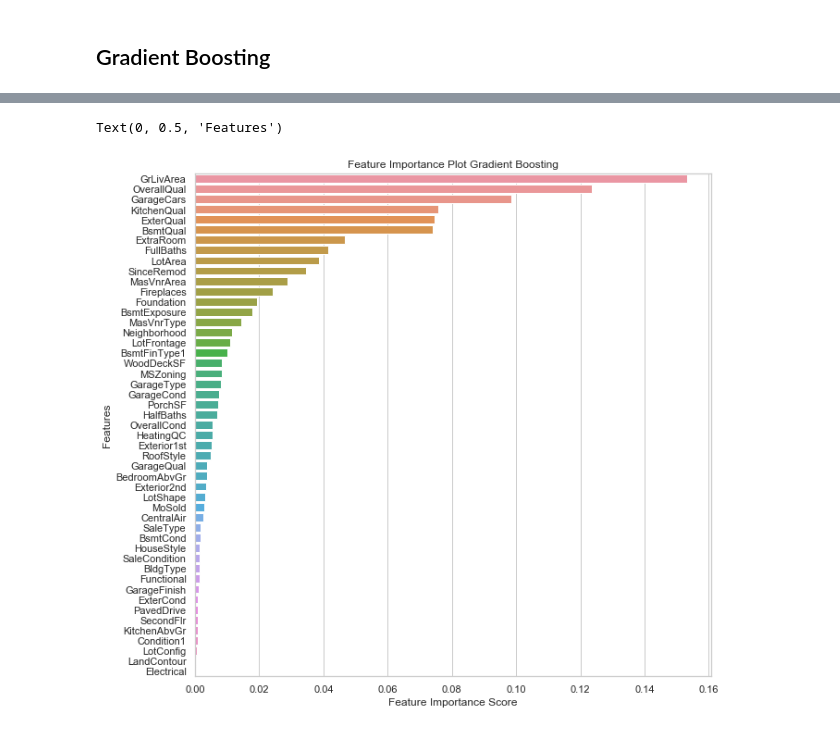
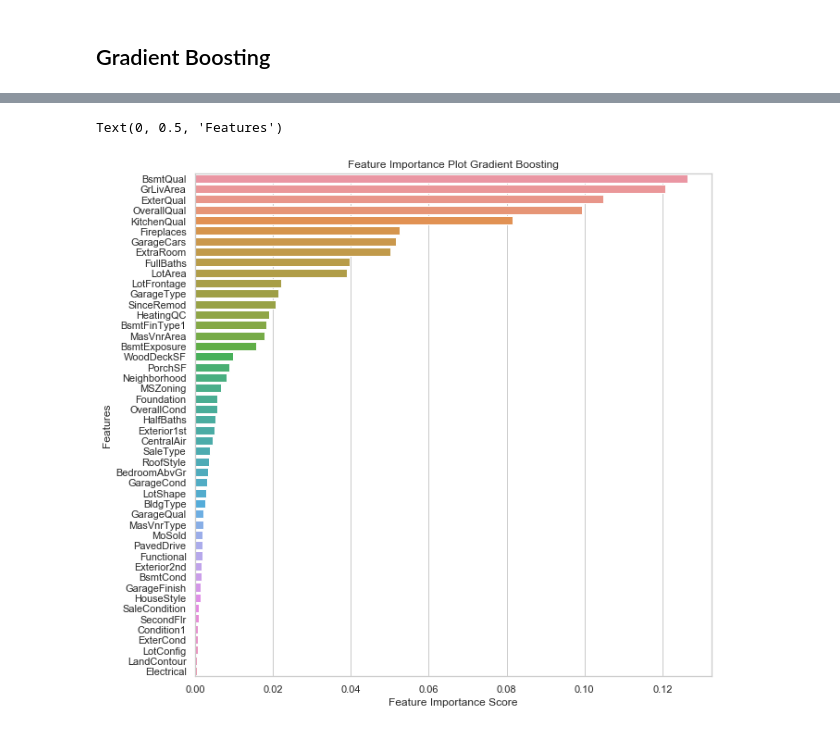
Before and after one commit to ryanhpark/HousingPricePrediction_ML, a Jupyter notebook: Ryan/3-2.Tree_Based_Models.ipynb, the cells around one changed output, grey strips where cells are left out. Drawn from its saved outputs; the diff is of its cells as text; code cells hidden in the pictures.

```diff
--- a/Ryan/3-2.Tree_Based_Models.ipynb
+++ b/Ryan/3-2.Tree_Based_Models.ipynb
@@ -114,0 +117,12 @@ Text(0, 0.5, 'Predicted Value')
+# %%
+imp_cols = df[df['importance_score'] > 0.004]['feature_name'].tolist()
+# %%
+grid_search_forest.fit(X_train[imp_cols], y_train)
+
+print(grid_search_forest.best_params_)
+print(grid_search_forest.best_score_)
+print(grid_search_forest.best_estimator_)
+bestmodel_rff = grid_search_forest.best_estimator_
+pred_rff = bestmodel_rff.predict(X_test[imp_cols])
+RMSLE = np.sqrt(mean_squared_log_error(pred_rff, y_test))
+print("RMSLE: " + str(round(RMSLE,5)))
@@ -117,10 +147,10 @@ Text(0, 0.5, 'Predicted Value')
 # %%
 gbm = GradientBoostingRegressor(random_state = 0)
 # %%
-grid_para_gb = {'n_estimators': range(400, 500, 10),
+grid_para_gb = {'n_estimators': [100,500,1000,2500,5000],
                    'learning_rate':[0.01,0.05,0.1],
                    'max_depth':range(1,6),
-                   'max_features':range(5,10)}
+                   'max_features' : [5,7,15]}
 # %%
 grid_search_gb = GridSearchCV(gbm, grid_para_gb, cv=5, n_jobs = 5, verbose = 1)
 grid_search_gb.fit(X_train, y_train)
@@ -150,8 +178,8 @@ GradientBoostingRegressor(alpha=0.9, ccp_alpha=0.0, criterion='friedman_mse',
                           random_state=0, subsample=1.0, tol=0.0001,
                           validation_fraction=0.1, verbose=0, warm_start=False)
 # %%
-bestmodel = grid_search_gb.best_estimator_
-pred = bestmodel.predict(X_test)
-RMSLE = np.sqrt(mean_squared_log_error(pred, y_test))
+bestmodel_gb = grid_search_gb.best_estimator_
+pred_gb = bestmodel_gb.predict(X_test)
+RMSLE = np.sqrt(mean_squared_log_error(pred_gb, y_test))
 RMSLE
 # %% [output]
@@ -159,14 +192,14 @@ RMSLE
 # %%
-sorted_importance = sorted(zip(X.columns, bestmodel.feature_importances_), key=lambda t:t[1], reverse=True)
+sorted_importance = sorted(zip(X.columns, bestmodel_gb.feature_importances_), key=lambda t:t[1], reverse=True)
 a, b = zip(*sorted_importance)
 plt.figure(figsize = (10,10))
 df = pd.DataFrame({'feature_name':a, 'importance_score':b})
 sns.barplot(data = df, x = 'importance_score', y= 'feature_name', orient = 'h');
 plt.title('Feature Importance Plot Gradient Boosting')
 plt.xlabel('Feature Importance Score')
 plt.ylabel('Features')
 # %% [output]
 Text(0, 0.5, 'Features')
-[figure, old version]
+[figure, new version]
 # %%
 plt.figure(figsize=(8,8))
```
Also changed, not shown: parts of 23 cells of this notebook, 5 other files.
